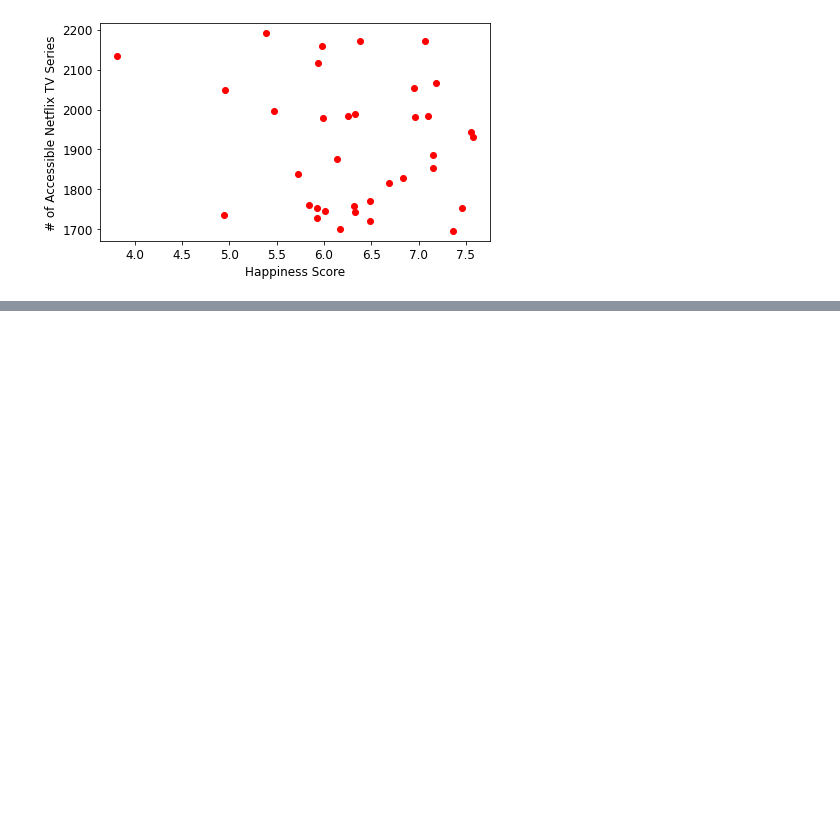
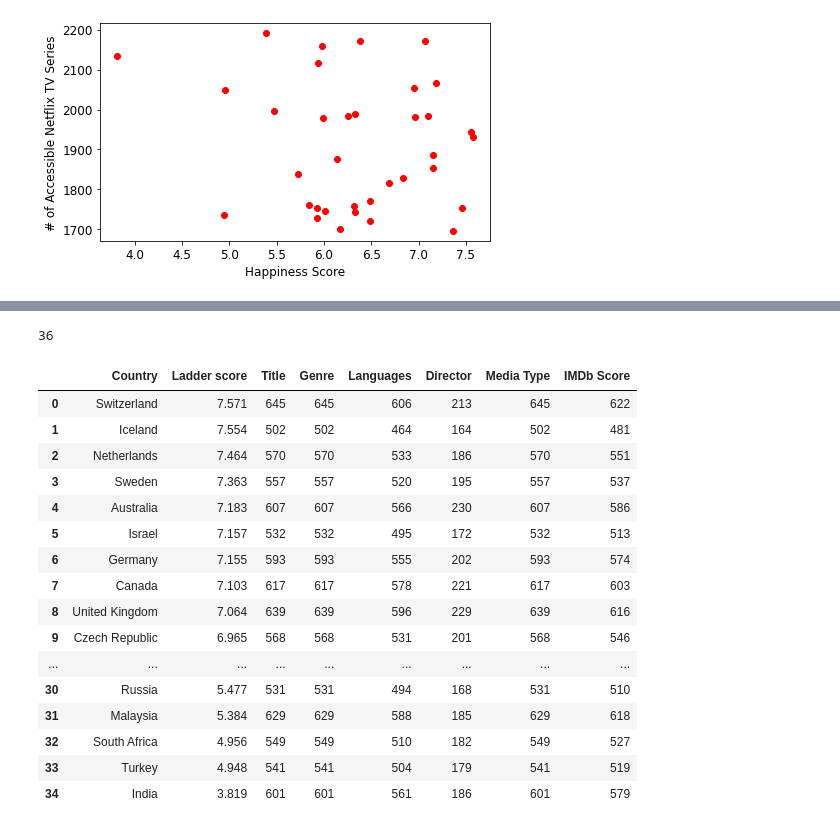
Before and after one commit to adamholcomb/Python-Media-Happiness-Analysis, a Jupyter notebook: HappinessIndex.ipynb, the cells around one changed output, grey strips where cells are left out. Saved outputs shown, nothing was run; the diff lists cells and outputs as text; code cells hidden in the pictures; blank space fills up the shorter version.

```diff
--- a/HappinessIndex.ipynb
+++ b/HappinessIndex.ipynb
@@ -171,0 +332,26 @@ plt.savefig('Images/TVSeries_byHappinessScore.png')
+# %%
+len(ani_country)
+# %% [output]
+36
+# %%
+happyani_merge = pd.merge(happycountry, ani_country, on='Country',how='inner')
+happyani_merge = pd.DataFrame(happyani_merge)
+happyani_merge
+# %% [output]
+|  | Country | Ladder score | Title | Genre | Languages | Director | Media Type | IMDb Score |
+| 0 | Switzerland | 7.571 | 645 | 645 | 606 | 213 | 645 | 622 |
+| 1 | Iceland | 7.554 | 502 | 502 | 464 | 164 | 502 | 481 |
+| 2 | Netherlands | 7.464 | 570 | 570 | 533 | 186 | 570 | 551 |
+| 3 | Sweden | 7.363 | 557 | 557 | 520 | 195 | 557 | 537 |
+| 4 | Australia | 7.183 | 607 | 607 | 566 | 230 | 607 | 586 |
+| 5 | Israel | 7.157 | 532 | 532 | 495 | 172 | 532 | 513 |
+| 6 | Germany | 7.155 | 593 | 593 | 555 | 202 | 593 | 574 |
+| 7 | Canada | 7.103 | 617 | 617 | 578 | 221 | 617 | 603 |
+| 8 | United Kingdom | 7.064 | 639 | 639 | 596 | 229 | 639 | 616 |
+| 9 | Czech Republic | 6.965 | 568 | 568 | 531 | 201 | 568 | 546 |
+| ... | ... | ... | ... | ... | ... | ... | ... | ... |
+| 30 | Russia | 5.477 | 531 | 531 | 494 | 168 | 531 | 510 |
+| 31 | Malaysia | 5.384 | 629 | 629 | 588 | 185 | 629 | 618 |
+| 32 | South Africa | 4.956 | 549 | 549 | 510 | 182 | 549 | 527 |
+| 33 | Turkey | 4.948 | 541 | 541 | 504 | 179 | 541 | 519 |
+| 34 | India | 3.819 | 601 | 601 | 561 | 186 | 601 | 579 |
```
Also changed, not shown: parts of 11 cells of this notebook, 2 other files.
